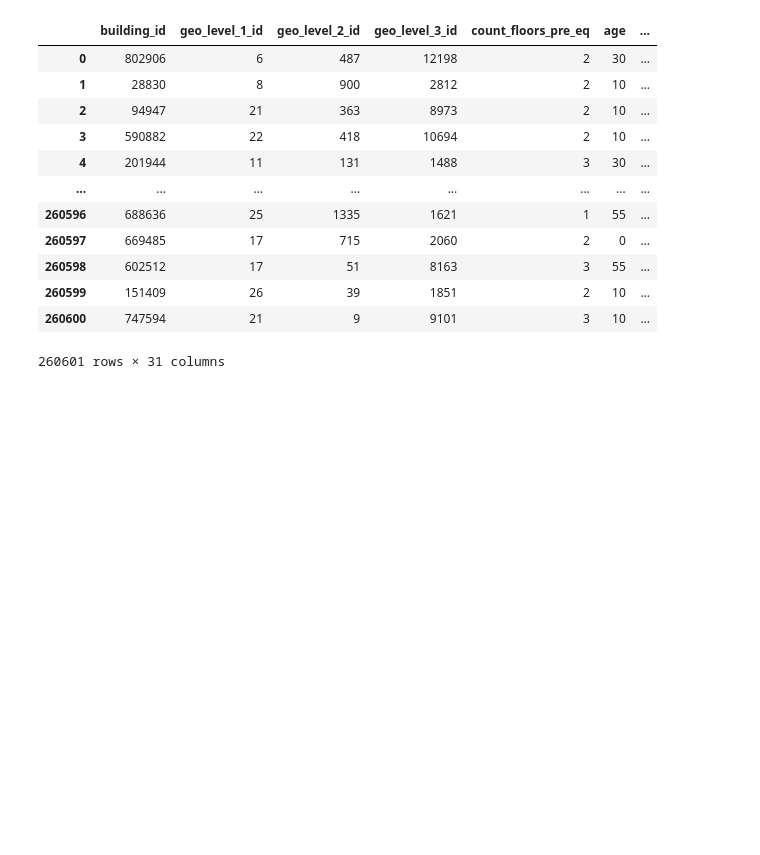
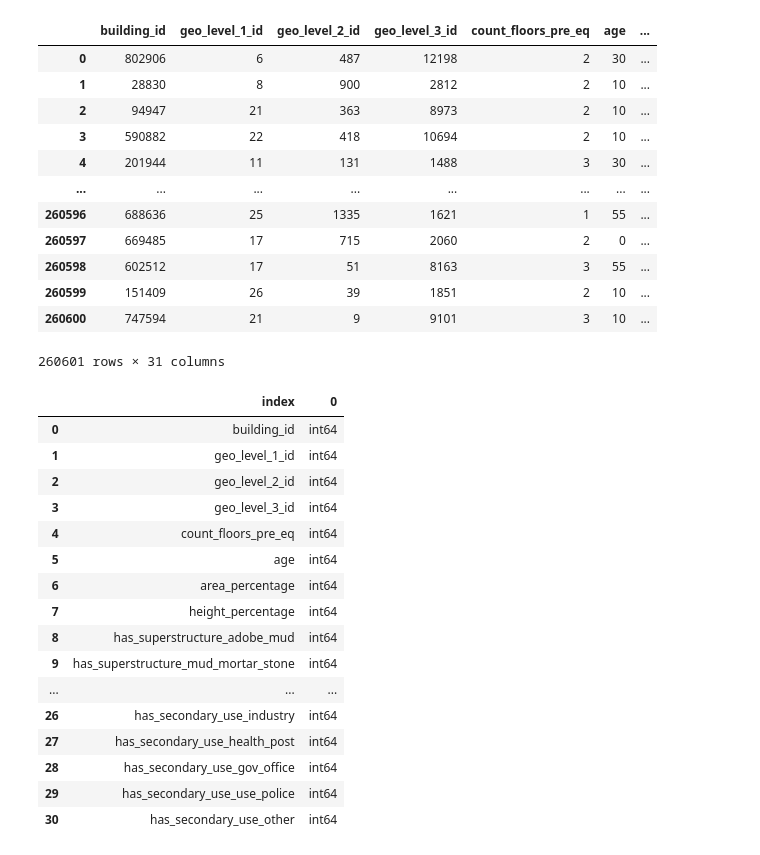
Before and after one commit to Jose897/ARSAT, a Jupyter notebook: Parte_1_.ipynb, the cells around one changed output. Drawn from its saved outputs; the diff is of its cells as text; code cells hidden in the pictures; blank space fills up the shorter version.

```diff
--- a/Parte_1_.ipynb
+++ b/Parte_1_.ipynb
@@ -191,3 +191,23 @@ acotar_valores
 | 260599 | 151409 | 26 | 39 | 1851 | 2 | 10 | ... |
 | 260600 | 747594 | 21 | 9 | 9101 | 3 | 10 | ... |
 260601 rows × 31 columns
+# %%
+acotar_valores.dtypes.reset_index()
+# %% [output]
+|  | index | 0 |
+| 0 | building_id | int64 |
+| 1 | geo_level_1_id | int64 |
+| 2 | geo_level_2_id | int64 |
+| 3 | geo_level_3_id | int64 |
+| 4 | count_floors_pre_eq | int64 |
+| 5 | age | int64 |
+| 6 | area_percentage | int64 |
+| 7 | height_percentage | int64 |
+| 8 | has_superstructure_adobe_mud | int64 |
+| 9 | has_superstructure_mud_mortar_stone | int64 |
+| ... | ... | ... |
+| 26 | has_secondary_use_industry | int64 |
+| 27 | has_secondary_use_health_post | int64 |
+| 28 | has_secondary_use_gov_office | int64 |
+| 29 | has_secondary_use_use_police | int64 |
+| 30 | has_secondary_use_other | int64 |
```
